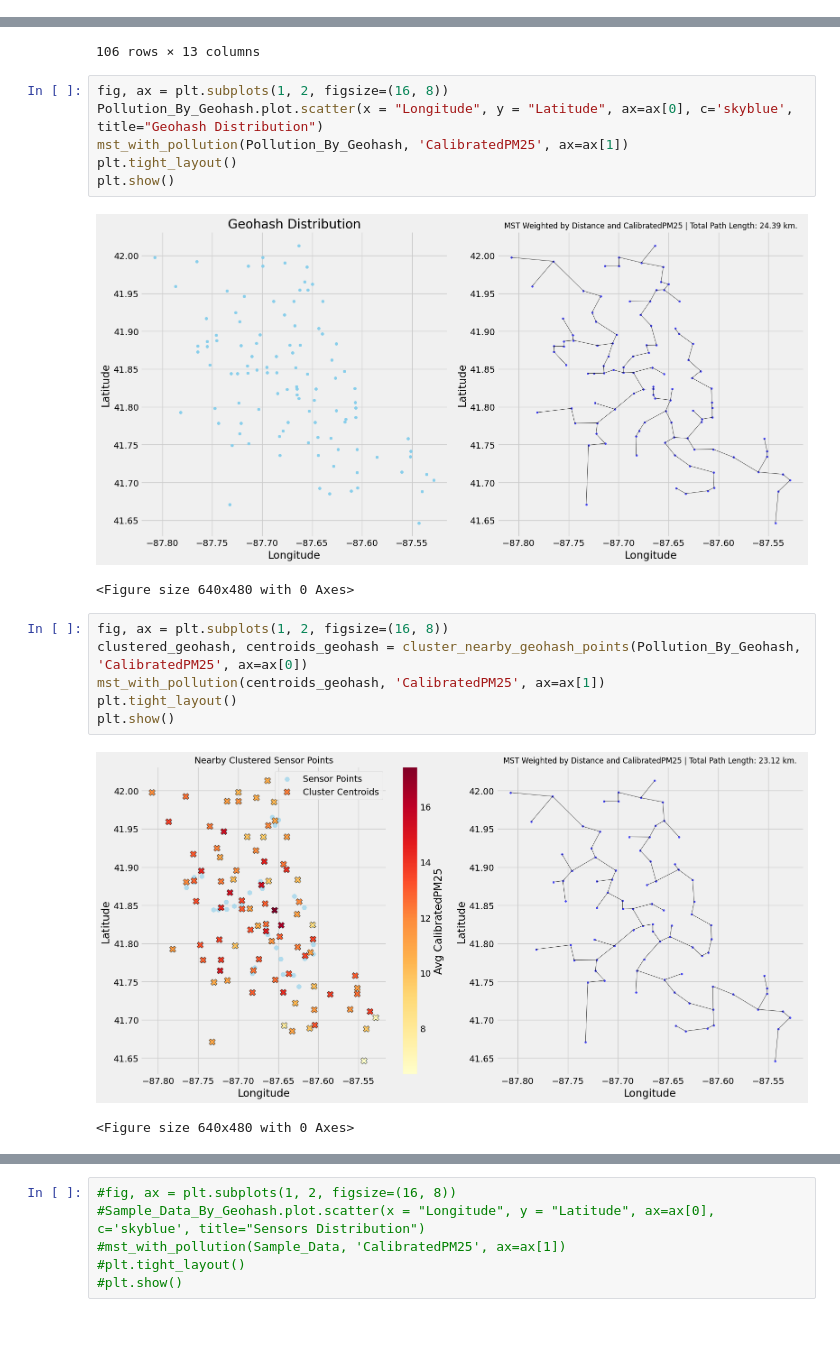
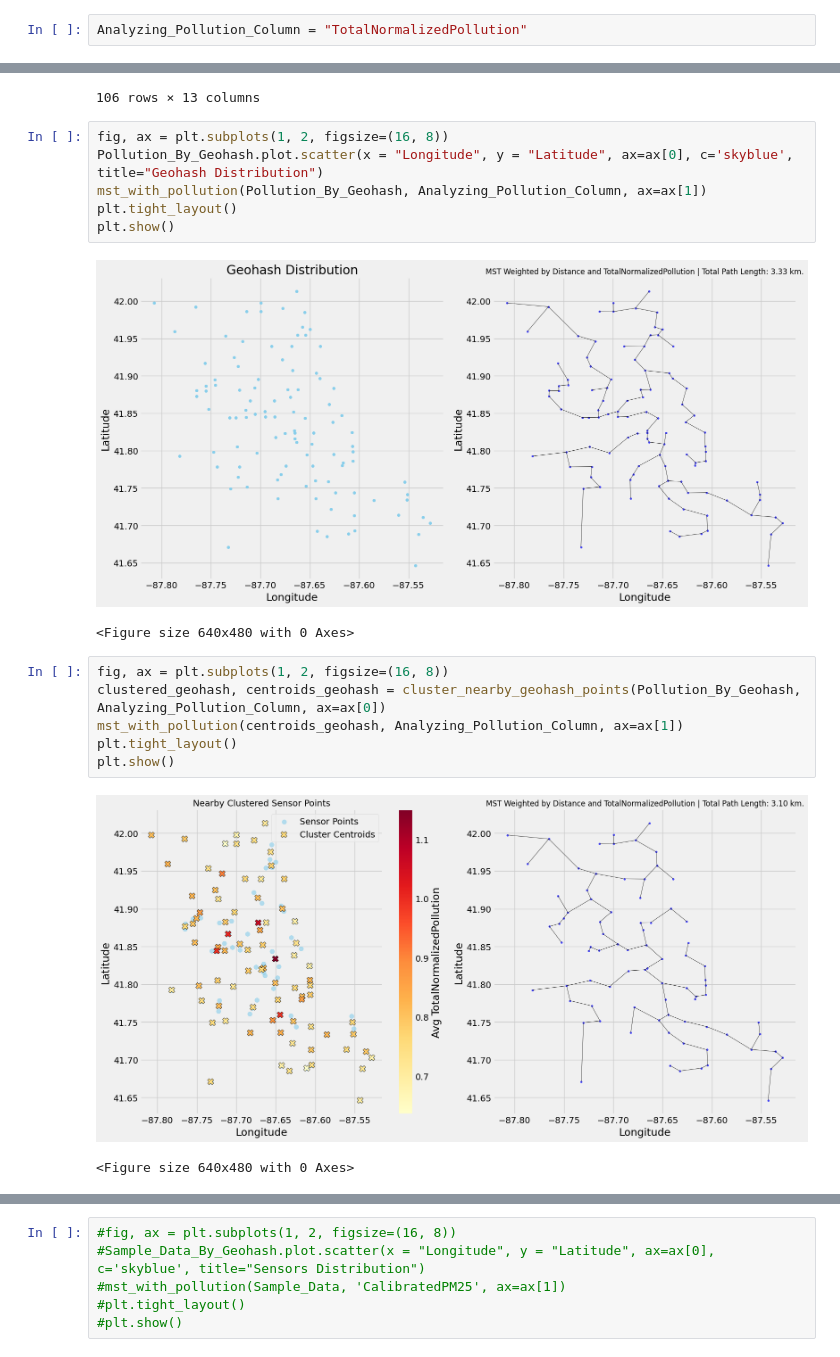
Before and after one commit to Dr-Isam-ALJAWARNEH/fds-project-geodevelopers, a Jupyter notebook: Minimum_Spanning_Tree_for_Optimizing_Pollution_Monitoring_Networks.ipynb, the cells around one changed output, grey strips where cells are left out. Cells and saved outputs as stored; diff of their text form; blank space fills up the shorter version.

```diff
--- a/Minimum_Spanning_Tree_for_Optimizing_Pollution_Monitoring_Networks.ipynb
+++ b/Minimum_Spanning_Tree_for_Optimizing_Pollution_Monitoring_Networks.ipynb
@@ -34,6 +34,8 @@ from scipy.spatial.distance import pdist, squareform
 ## **Configuring Variables & Importing Files**
 # %%
 Geohash_percision = 6
+# %%
+Analyzing_Pollution_Column = "TotalNormalizedPollution"
 # %%
 #Create new dataframe table, and import all available Chicago files in the repositry to it.
 Chicago_df_original = Table().to_df()
@@ -538,20 +568,20 @@ Pollution_By_Geohash
 # %%
 fig, ax = plt.subplots(1, 2, figsize=(16, 8))
 Pollution_By_Geohash.plot.scatter(x = "Longitude", y = "Latitude", ax=ax[0], c='skyblue', title="Geohash Distribution")
-mst_with_pollution(Pollution_By_Geohash, 'CalibratedPM25', ax=ax[1])
+mst_with_pollution(Pollution_By_Geohash, Analyzing_Pollution_Column, ax=ax[1])
 plt.tight_layout()
 plt.show()
 # %% [output]
-[figure, old version]
+[figure, new version]
 <Figure size 640x480 with 0 Axes>
 # %%
 fig, ax = plt.subplots(1, 2, figsize=(16, 8))
-clustered_geohash, centroids_geohash = cluster_nearby_geohash_points(Pollution_By_Geohash, 'CalibratedPM25', ax=ax[0])
-mst_with_pollution(centroids_geohash, 'CalibratedPM25', ax=ax[1])
+clustered_geohash, centroids_geohash = cluster_nearby_geohash_points(Pollution_By_Geohash, Analyzing_Pollution_Column, ax=ax[0])
+mst_with_pollution(centroids_geohash, Analyzing_Pollution_Column, ax=ax[1])
 plt.tight_layout()
 plt.show()
 # %% [output]
-[figure, old version]
+[figure, new version]
 <Figure size 640x480 with 0 Axes>
 # %%
 Sample_Data = stratified_sample(Chicago_df, "DeviceId", 0.1)
```
Also changed, not shown: parts of 11 cells of this notebook.
